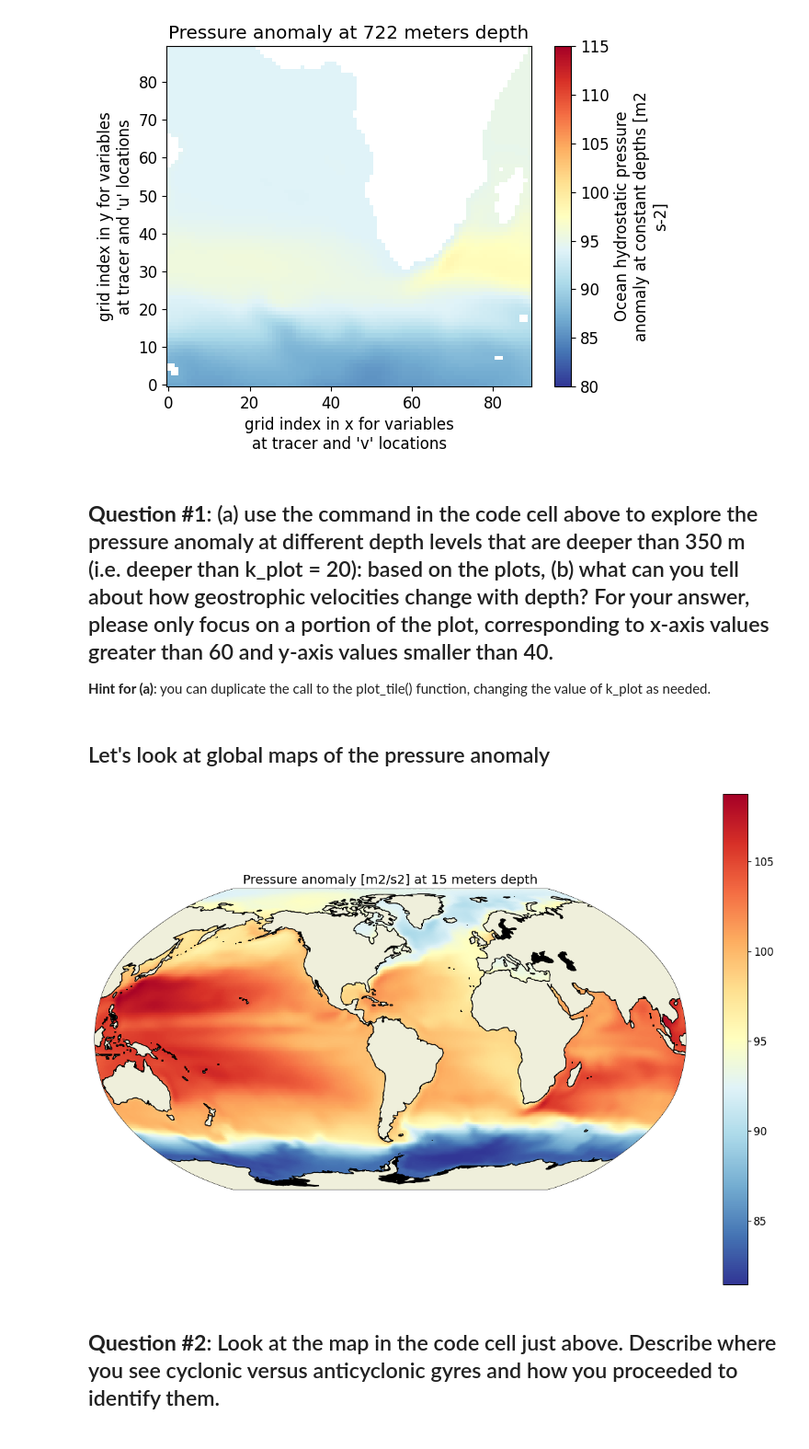
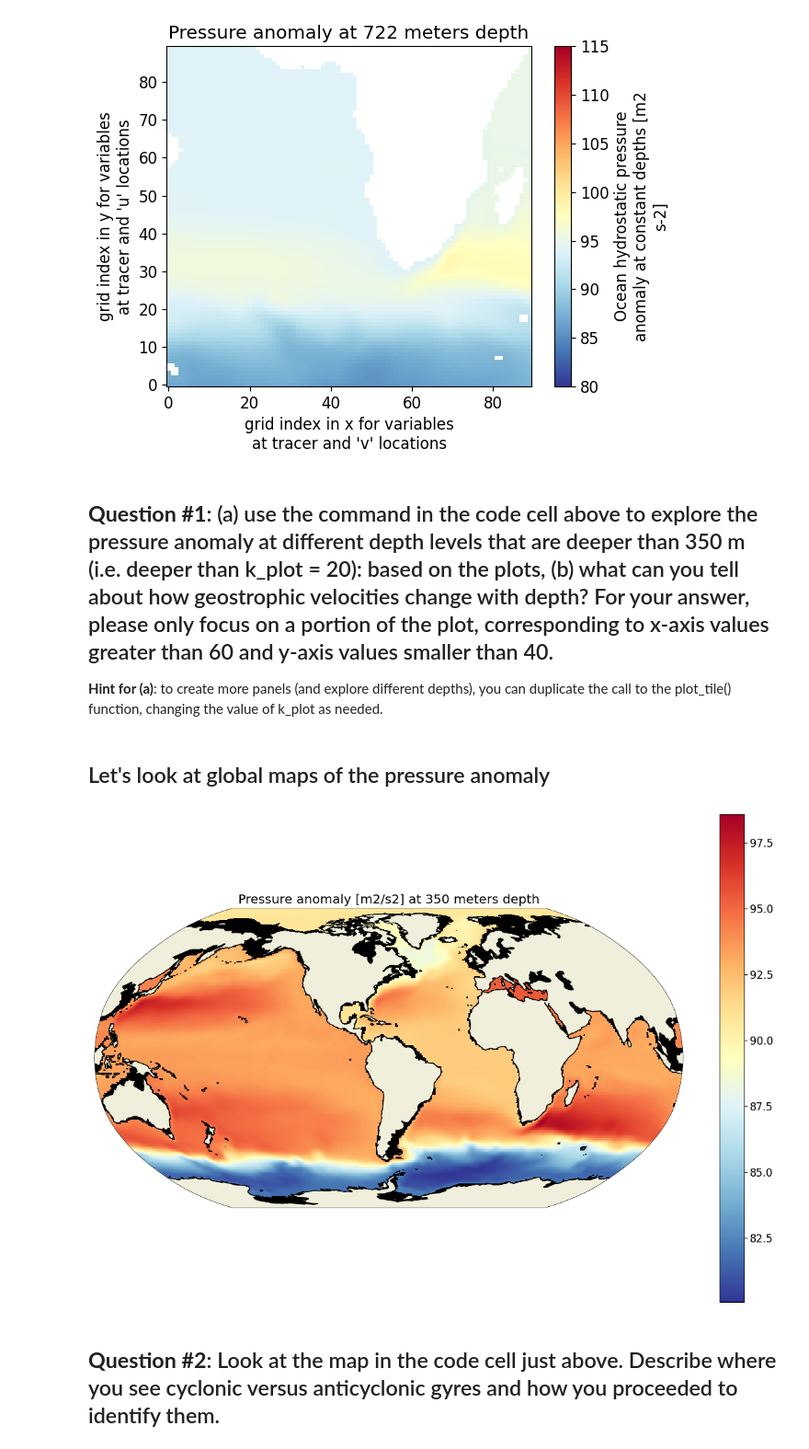
Before and after one commit to donatagiglio/ATOC5051_F2024_activities_ECCO, a Jupyter notebook: ATOC5051_Geostrophic_balance.ipynb, the cells around one changed output. Shown at 92% size. Cells and saved outputs as stored; diff of their text form; code cells hidden in the pictures.

```diff
--- a/ATOC5051_Geostrophic_balance.ipynb
+++ b/ATOC5051_Geostrophic_balance.ipynb
@@ -324,14 +324,14 @@ plot_tile(data=pressanom,data_name_plot='Pressure anomaly',k_plot=25,tile_plot=1
 # %% [markdown]
 ## **Question #1**: (a) use the command in the code cell above to explore the pressure anomaly at different depth levels that are deeper than 350 m (i.e. deeper than k_plot = 20): based on the plots, (b) what can you tell about how geostrophic velocities change with depth? For your answer, please only focus on a portion of the plot, corresponding to x-axis values greater than 60 and y-axis values smaller than 40.
 
-**Hint for (a)**: you can duplicate the call to the plot_tile() function, changing the value of k_plot as needed.
+**Hint for (a)**: to create more panels (and explore different depths), you can duplicate the call to the plot_tile() function, changing the value of k_plot as needed.
 # %% [markdown]
 ## Let's look at global maps of the pressure anomaly
 # %%
 plot_global_map(data=pressanom,data_name_plot='Pressure anomaly [m2/s2]',ds_grid=ds_grid,
-                k_plot=1,cmap_select='RdYlBu_r')
+                k_plot=20,cmap_select='RdYlBu_r')
 # %% [output]
-[figure, old version]
+[figure, new version]
 # %% [markdown]
 ## **Question #2**: Look at the map in the code cell just above. Describe where you see cyclonic versus anticyclonic gyres and how you proceeded to identify them.
 # %% [markdown]
```
Also changed, not shown: parts of 5 cells of this notebook.
